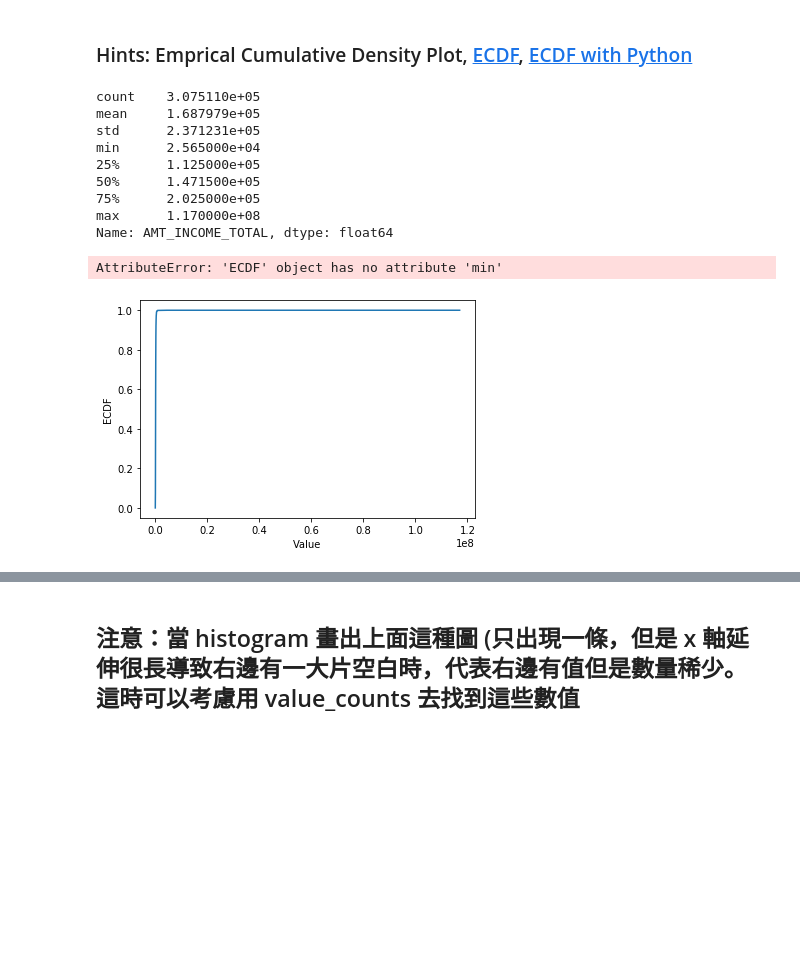
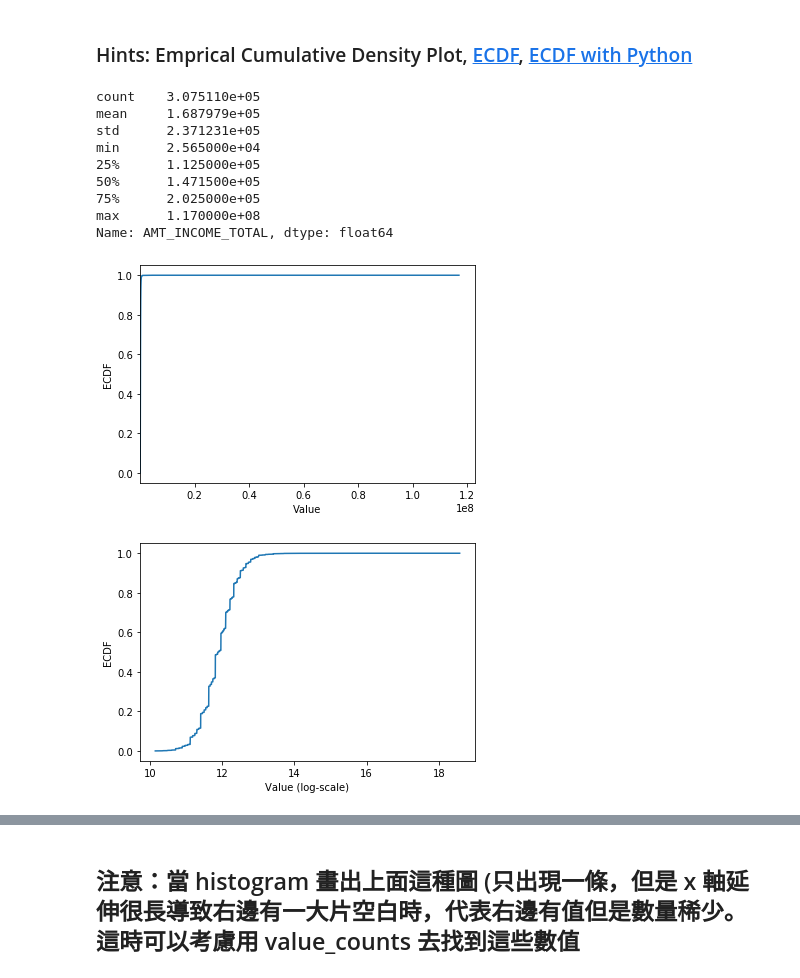
Before and after one commit to NCCUKris/4th-ML100Days, a Jupyter notebook: homework/Day_009_HW.ipynb, the cells around one changed output, grey strips where cells are left out. Saved outputs shown, nothing was run; the diff lists cells and outputs as text; code cells hidden in the pictures; blank space fills up the shorter version.

```diff
--- a/homework/Day_009_HW.ipynb
+++ b/homework/Day_009_HW.ipynb
@@ -82,42 +82,42 @@ Numbers of remain columns 73
 # %%
 # 最大值離平均與中位數很遠
 print(app_train['AMT_INCOME_TOTAL'].describe())
-import statsmodels.api as sm
+
 # 繪製 Empirical Cumulative Density Plot (ECDF)
 """
 YOUR CODE HERE
 """
-cdf = sm.distributions.ECDF(app_train['AMT_INCOME_TOTAL'])
+cdf = app_train.AMT_INCOME_TOTAL.value_counts().sort_index().cumsum()
 
 
-plt.plot(cdf.x, cdf.y)
+plt.plot(list(cdf.index), cdf/cdf.max())
 plt.xlabel('Value')
 plt.ylabel('ECDF')
-plt.xlim([cdf.min(), cdf.max() * 1.05]) # 限制顯示圖片的範圍
+plt.xlim([cdf.index.min(), cdf.index.max() * 1.05]) # 限制顯示圖片的範圍
 plt.ylim([-0.05,1.05]) # 限制顯示圖片的範圍
 
 plt.show()
 
 # 改變 y 軸的 Scale, 讓我們可以正常檢視 ECDF
 plt.plot(np.log(list(cdf.index)), cdf/cdf.max())
 plt.xlabel('Value (log-scale)')
 plt.ylabel('ECDF')
 
 plt.ylim([-0.05,1.05]) # 限制顯示圖片的範圍
 
 plt.show()
 # %% [output]
 count    3.075110e+05
 mean     1.687979e+05
 std      2.371231e+05
 min      2.565000e+04
 25%      1.125000e+05
 50%      1.471500e+05
 75%      2.025000e+05
 max      1.170000e+08
 Name: AMT_INCOME_TOTAL, dtype: float64
-AttributeError: 'ECDF' object has no attribute 'min'
-[figure, old version]
+[figure, new version]
+[figure, added]
 # %% [markdown]
 ## 補充：Normal dist 的 ECDF
 ![ecdf_normal](https://au.mathworks.com/help/examples/stats/win64/PlotEmpiricalCdfAndCompareWithSamplingDistributionExample_01.png)
```
Also changed, not shown: parts of 4 cells of this notebook.
